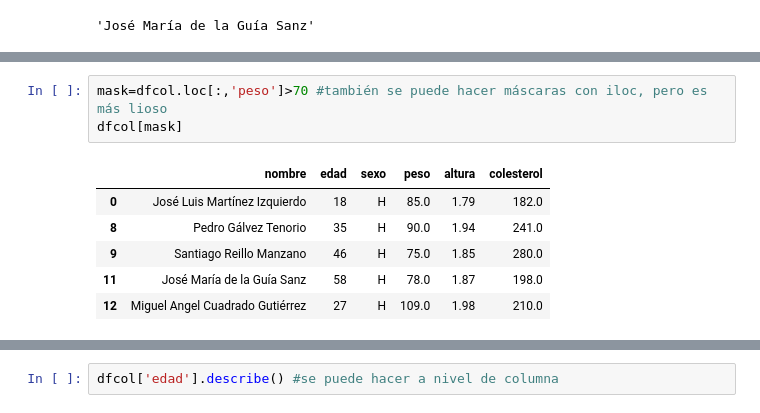
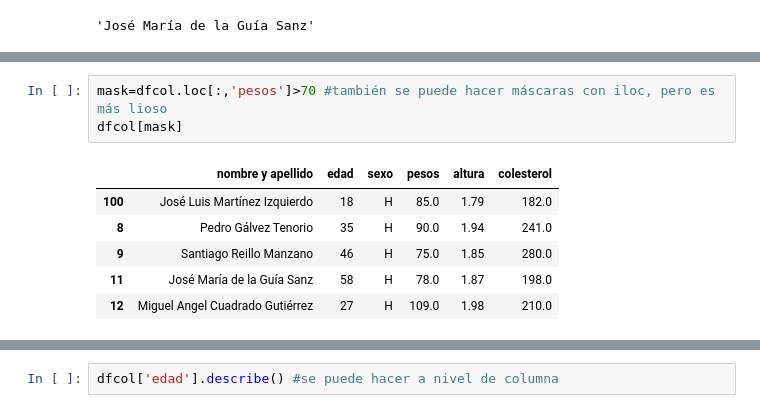
Before and after one commit to mtataytraining2/2_DataScience_Basics, a Jupyter notebook: Pandas/Pandas_dataframe_clase.ipynb, the cells around one changed output, grey strips where cells are left out. Drawn from its saved outputs; the diff is of its cells as text.

```diff
--- a/Pandas/Pandas_dataframe_clase.ipynb
+++ b/Pandas/Pandas_dataframe_clase.ipynb
@@ -548,9 +534,9 @@ Name: peso, dtype: bool
 # %%
-mask=dfcol.loc[:,'peso']>70 #también se puede hacer máscaras con iloc, pero es más lioso
+mask=dfcol.loc[:,'pesos']>70 #también se puede hacer máscaras con iloc, pero es más lioso
 dfcol[mask]
 # %% [output]
-|  | nombre | edad | sexo | peso | altura | colesterol |
-| 0 | José Luis Martínez Izquierdo | 18 | H | 85.0 | 1.79 | 182.0 |
+|  | nombre y apellido | edad | sexo | pesos | altura | colesterol |
+| 100 | José Luis Martínez Izquierdo | 18 | H | 85.0 | 1.79 | 182.0 |
 | 8 | Pedro Gálvez Tenorio | 35 | H | 90.0 | 1.94 | 241.0 |
 | 9 | Santiago Reillo Manzano | 46 | H | 75.0 | 1.85 | 280.0 |
 | 11 | José María de la Guía Sanz | 58 | H | 78.0 | 1.87 | 198.0 |
```
Also changed, not shown: parts of 50 cells of this notebook.
